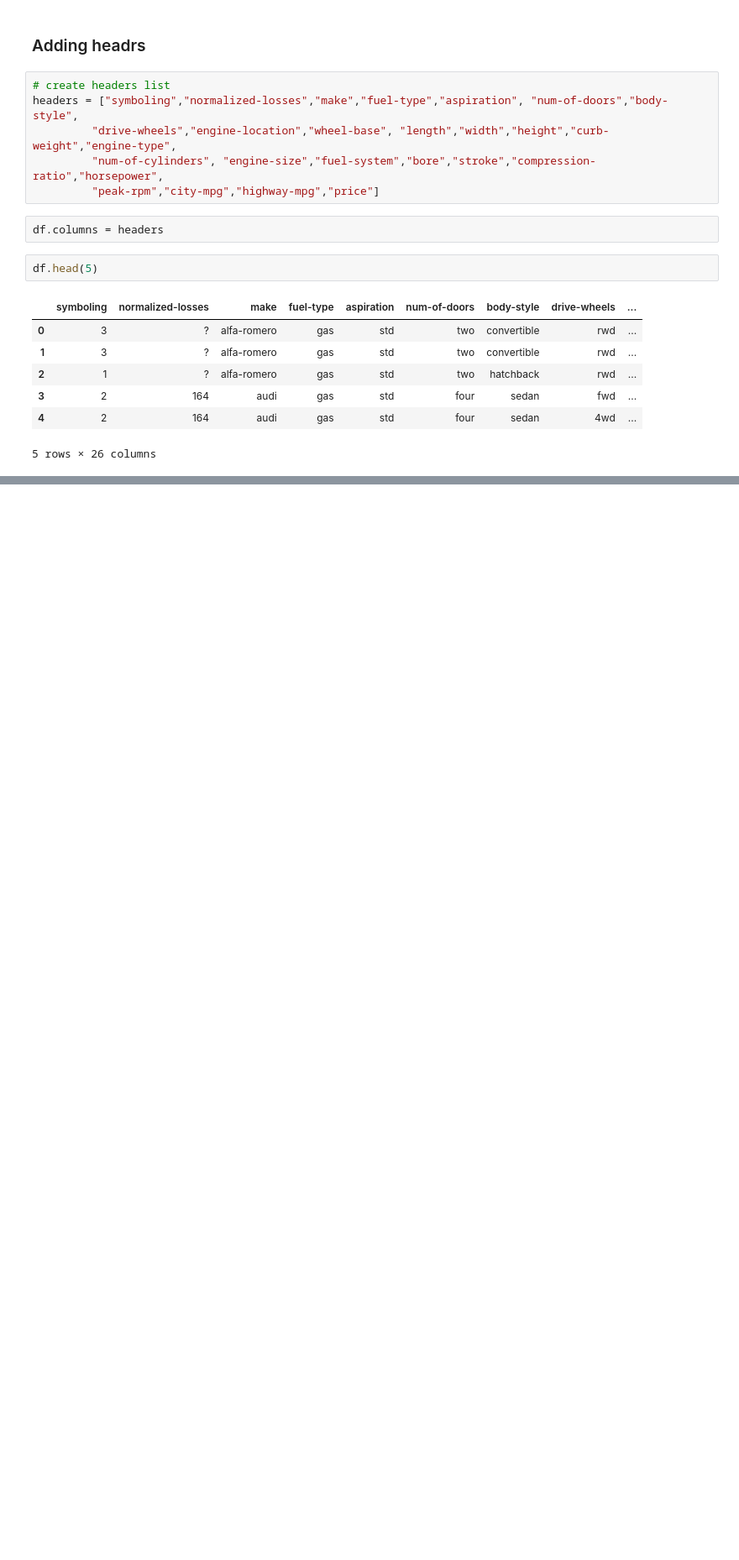
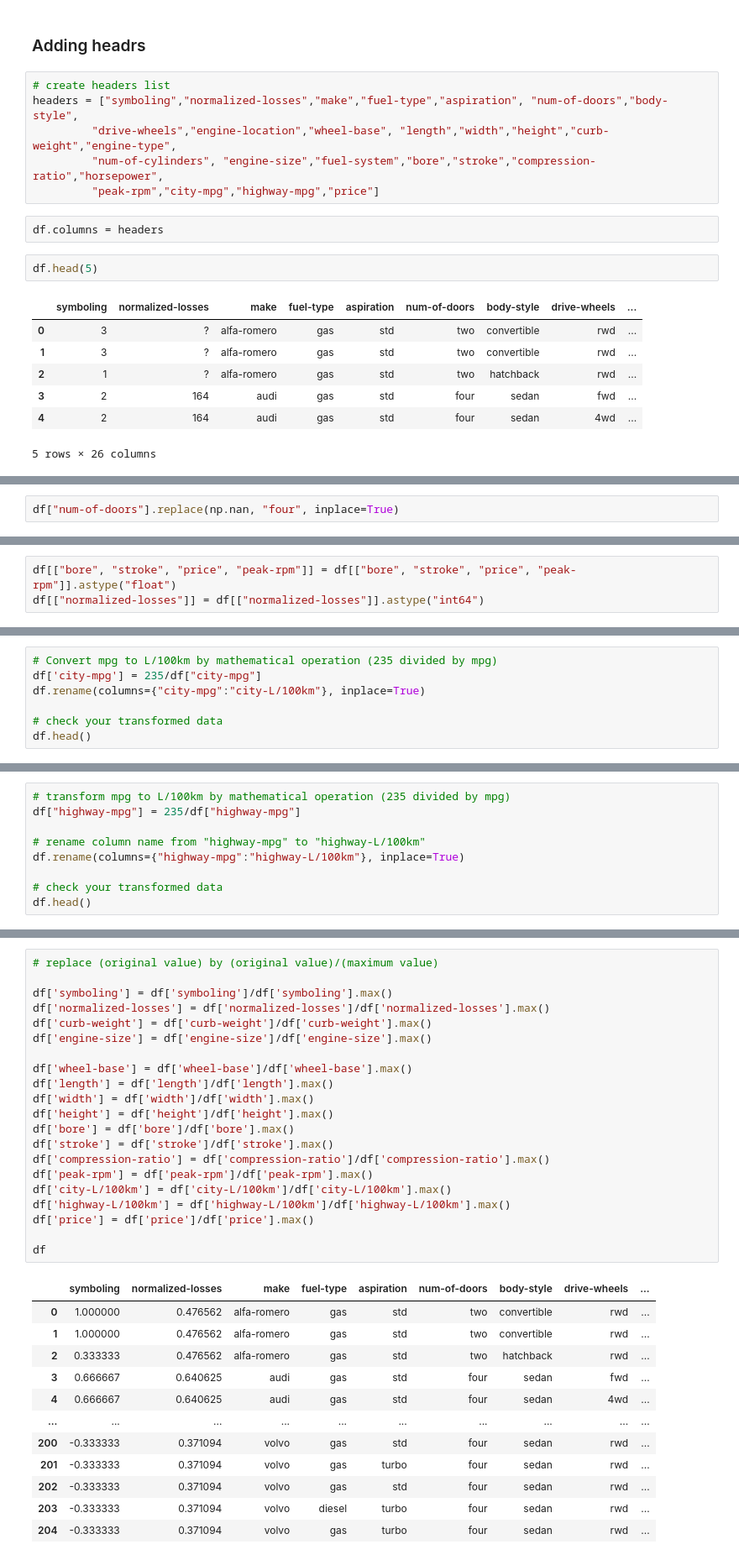
Before and after one commit to essanhaji/car_prices, a Jupyter notebook: main.ipynb, the cells around one changed output, grey strips where cells are left out. Shown: that part at 84% size. Drawn from its saved outputs; the diff is of its cells as text; blank space fills up the shorter version.

```diff
--- a/main.ipynb
+++ b/main.ipynb
@@ -98,0 +259,2 @@ AttributeError: 'Series' object has no attribute 'isNull'
+# %%
+df["num-of-doors"].replace(np.nan, "four", inplace=True)
@@ -98,0 +319,3 @@ AttributeError: 'Series' object has no attribute 'isNull'
+# %%
+df[["bore", "stroke", "price", "peak-rpm"]] = df[["bore", "stroke", "price", "peak-rpm"]].astype("float")
+df[["normalized-losses"]] = df[["normalized-losses"]].astype("int64")
@@ -98,0 +348,7 @@ AttributeError: 'Series' object has no attribute 'isNull'
+# %%
+# Convert mpg to L/100km by mathematical operation (235 divided by mpg)
+df['city-mpg'] = 235/df["city-mpg"]
+df.rename(columns={"city-mpg":"city-L/100km"}, inplace=True)
+
+# check your transformed data
+df.head()
@@ -98,0 +365,9 @@ AttributeError: 'Series' object has no attribute 'isNull'
+# %%
+# transform mpg to L/100km by mathematical operation (235 divided by mpg)
+df["highway-mpg"] = 235/df["highway-mpg"]
+
+# rename column name from "highway-mpg" to "highway-L/100km"
+df.rename(columns={"highway-mpg":"highway-L/100km"}, inplace=True)
+
+# check your transformed data
+df.head()
@@ -98,0 +387,34 @@ AttributeError: 'Series' object has no attribute 'isNull'
+# %%
+# replace (original value) by (original value)/(maximum value)
+
+df['symboling'] = df['symboling']/df['symboling'].max()
+df['normalized-losses'] = df['normalized-losses']/df['normalized-losses'].max()
+df['curb-weight'] = df['curb-weight']/df['curb-weight'].max()
+df['engine-size'] = df['engine-size']/df['engine-size'].max()
+
+df['wheel-base'] = df['wheel-base']/df['wheel-base'].max()
+df['length'] = df['length']/df['length'].max()
+df['width'] = df['width']/df['width'].max()
+df['height'] = df['height']/df['height'].max()
+df['bore'] = df['bore']/df['bore'].max()
+df['stroke'] = df['stroke']/df['stroke'].max()
+df['compression-ratio'] = df['compression-ratio']/df['compression-ratio'].max()
+df['peak-rpm'] = df['peak-rpm']/df['peak-rpm'].max()
+df['city-L/100km'] = df['city-L/100km']/df['city-L/100km'].max()
+df['highway-L/100km'] = df['highway-L/100km']/df['highway-L/100km'].max()
+df['price'] = df['price']/df['price'].max()
+
+df
+# %% [output]
+|  | symboling | normalized-losses | make | fuel-type | aspiration | num-of-doors | body-style | drive-wheels | ... |
+| 0 | 1.000000 | 0.476562 | alfa-romero | gas | std | two | convertible | rwd | ... |
+| 1 | 1.000000 | 0.476562 | alfa-romero | gas | std | two | convertible | rwd | ... |
+| 2 | 0.333333 | 0.476562 | alfa-romero | gas | std | two | hatchback | rwd | ... |
+| 3 | 0.666667 | 0.640625 | audi | gas | std | four | sedan | fwd | ... |
+| 4 | 0.666667 | 0.640625 | audi | gas | std | four | sedan | 4wd | ... |
+| ... | ... | ... | ... | ... | ... | ... | ... | ... | ... |
+| 200 | -0.333333 | 0.371094 | volvo | gas | std | four | sedan | rwd | ... |
+| 201 | -0.333333 | 0.371094 | volvo | gas | turbo | four | sedan | rwd | ... |
+| 202 | -0.333333 | 0.371094 | volvo | gas | std | four | sedan | rwd | ... |
+| 203 | -0.333333 | 0.371094 | volvo | diesel | turbo | four | sedan | rwd | ... |
+| 204 | -0.333333 | 0.371094 | volvo | gas | turbo | four | sedan | rwd | ... |
```
Also changed, not shown: parts of 43 cells of this notebook.
